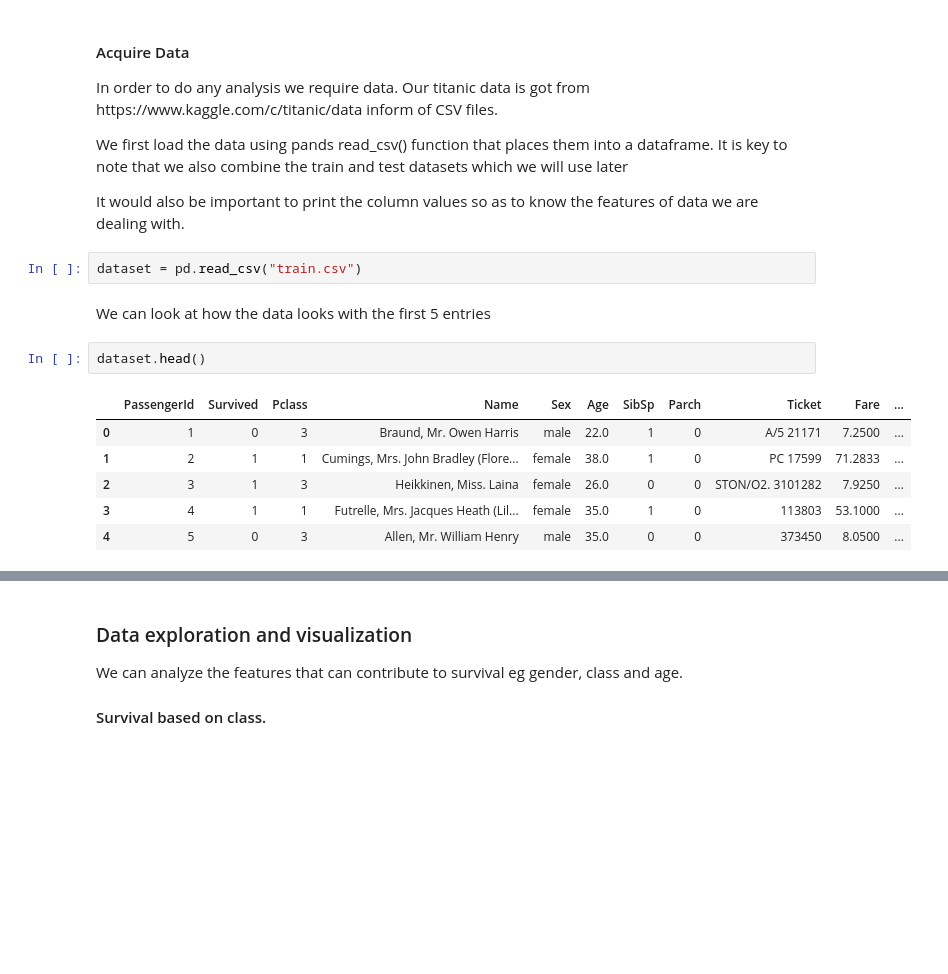
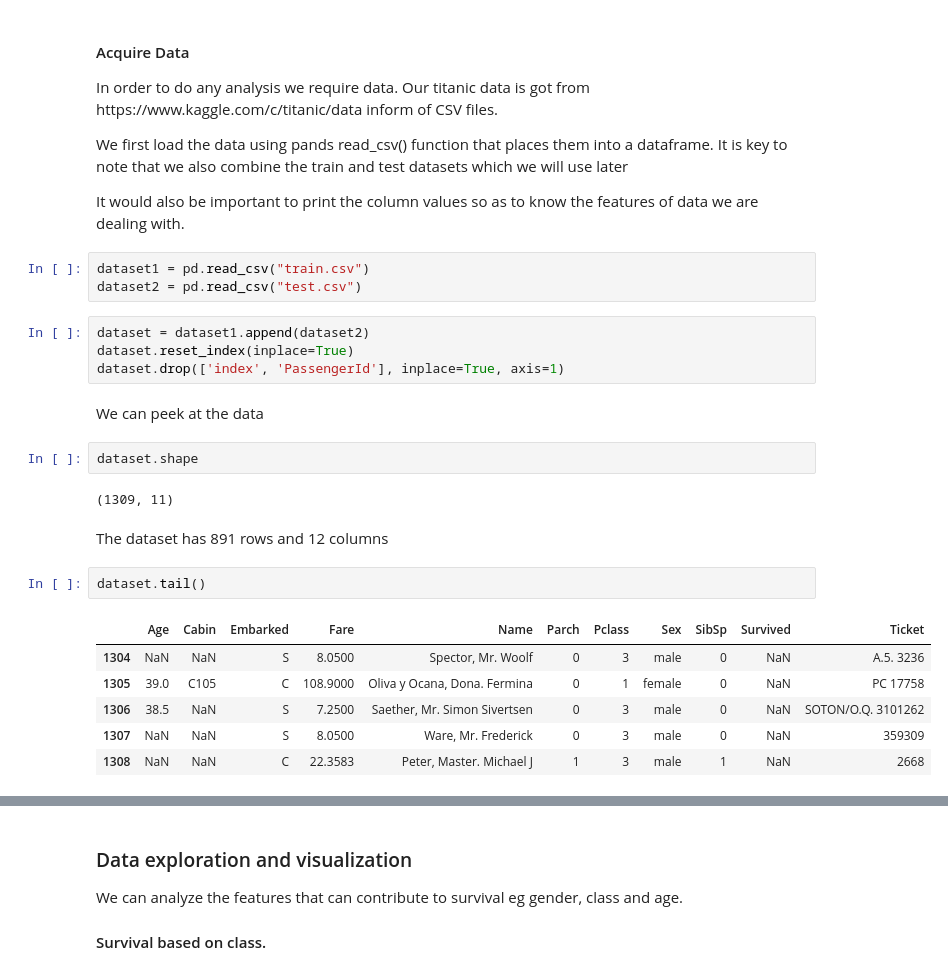
Before and after one commit to muokicaleb/Titanic, a Jupyter notebook: Titanic.ipynb, the cells around one changed output, grey strips where cells are left out. Cells and saved outputs as stored; diff of their text form; blank space fills up the shorter version.

```diff
--- a/Titanic.ipynb
+++ b/Titanic.ipynb
@@ -33,15 +33,26 @@ warnings.filterwarnings('ignore')
 <p>We first load the data using pands read_csv() function that places them into a dataframe. It is key to note that we also combine the train and test datasets which we will use later</p>
 <p>It would also be important to print the column values so as to know the features of data we are dealing with.</p>
 # %%
-dataset = pd.read_csv("train.csv")
+dataset1 = pd.read_csv("train.csv")
+dataset2 = pd.read_csv("test.csv")
+# %%
+dataset = dataset1.append(dataset2)
+dataset.reset_index(inplace=True)
+dataset.drop(['index', 'PassengerId'], inplace=True, axis=1)
 # %% [markdown]
-<p>We can look at how the data looks with the first 5 entries</p>
+<p>We can peek at the data</p>
 # %%
-dataset.head()
+dataset.shape
 # %% [output]
-|  | PassengerId | Survived | Pclass | Name | Sex | Age | SibSp | Parch | Ticket | Fare | ... |
-| 0 | 1 | 0 | 3 | Braund, Mr. Owen Harris | male | 22.0 | 1 | 0 | A/5 21171 | 7.2500 | ... |
-| 1 | 2 | 1 | 1 | Cumings, Mrs. John Bradley (Flore... | female | 38.0 | 1 | 0 | PC 17599 | 71.2833 | ... |
-| 2 | 3 | 1 | 3 | Heikkinen, Miss. Laina | female | 26.0 | 0 | 0 | STON/O2. 3101282 | 7.9250 | ... |
-| 3 | 4 | 1 | 1 | Futrelle, Mrs. Jacques Heath (Lil... | female | 35.0 | 1 | 0 | 113803 | 53.1000 | ... |
-| 4 | 5 | 0 | 3 | Allen, Mr. William Henry | male | 35.0 | 0 | 0 | 373450 | 8.0500 | ... |
+(1309, 11)
+# %% [markdown]
+<p>The dataset has 891 rows and 12 columns</p>
+# %%
+dataset.tail()
+# %% [output]
+|  | Age | Cabin | Embarked | Fare | Name | Parch | Pclass | Sex | SibSp | Survived | Ticket |
+| 1304 | NaN | NaN | S | 8.0500 | Spector, Mr. Woolf | 0 | 3 | male | 0 | NaN | A.5. 3236 |
+| 1305 | 39.0 | C105 | C | 108.9000 | Oliva y Ocana, Dona. Fermina | 0 | 1 | female | 0 | NaN | PC 17758 |
+| 1306 | 38.5 | NaN | S | 7.2500 | Saether, Mr. Simon Sivertsen | 0 | 3 | male | 0 | NaN | SOTON/O.Q. 3101262 |
+| 1307 | NaN | NaN | S | 8.0500 | Ware, Mr. Frederick | 0 | 3 | male | 0 | NaN | 359309 |
+| 1308 | NaN | NaN | C | 22.3583 | Peter, Master. Michael J | 1 | 3 | male | 1 | NaN | 2668 |
```
Also changed, not shown: parts of 7 cells of this notebook.
